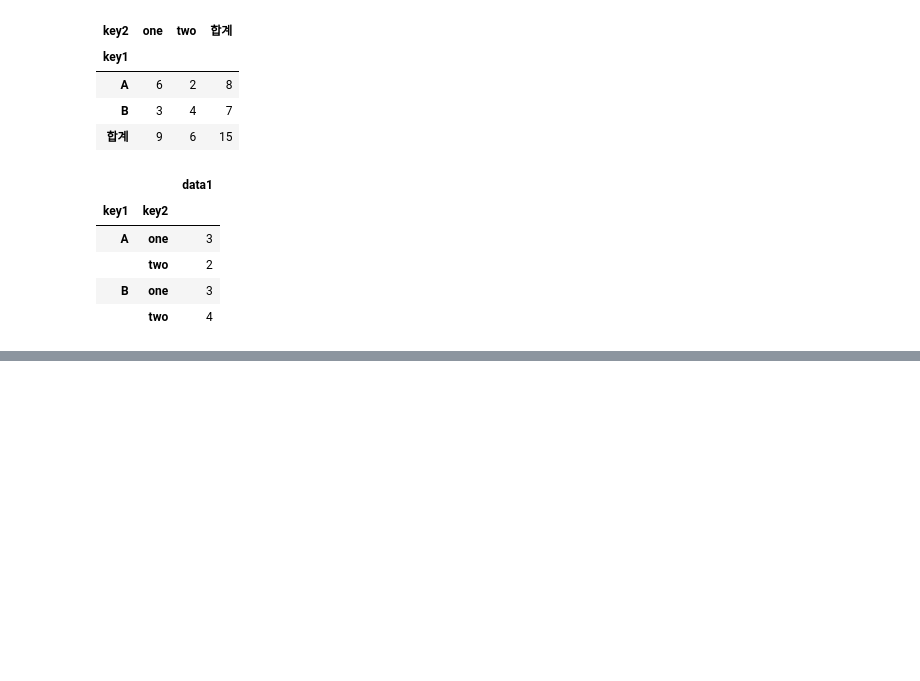
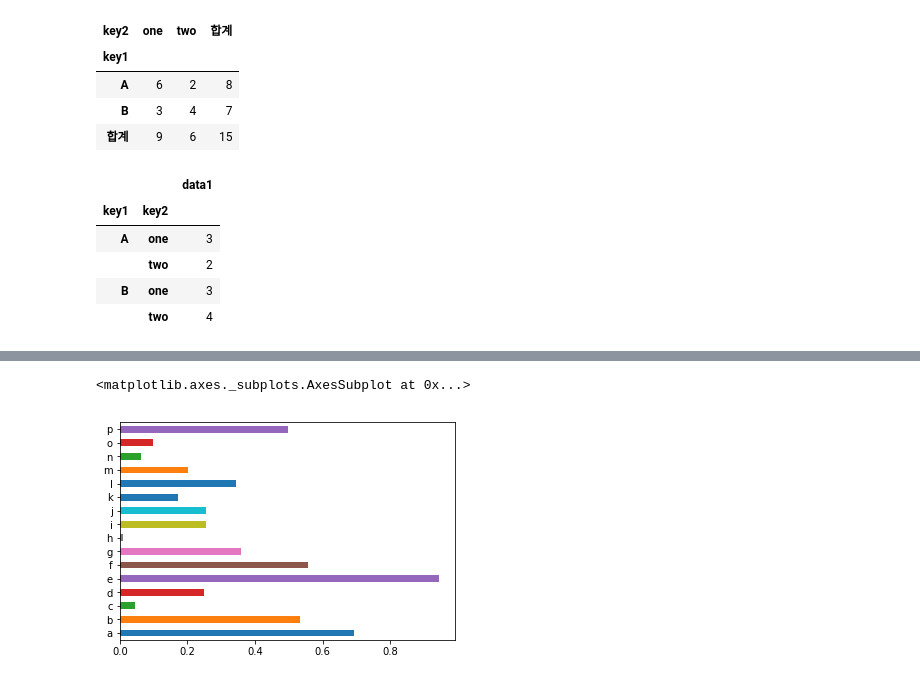
Before and after one commit to chyoung513/pythonPlay, a Jupyter notebook: pandas.ipynb, the cells around one changed output, grey strips where cells are left out. Cells and saved outputs as stored; diff of their text form; code cells hidden in the pictures; blank space fills up the shorter version.

```diff
--- a/pandas.ipynb
+++ b/pandas.ipynb
@@ -1223,0 +1243,7 @@ df2.pivot_table('data1', index=['key1', 'key2'])
+# %%
+s = pd.Series(np.random.rand(16), index = list('abcdefghijklmnop'))
+#s.plot(kind = 'bar')
+s.plot(kind = 'barh')
+# %% [output]
+<matplotlib.axes._subplots.AxesSubplot at 0x...>
+[figure, added]
```
Also changed, not shown: parts of 22 cells of this notebook.
